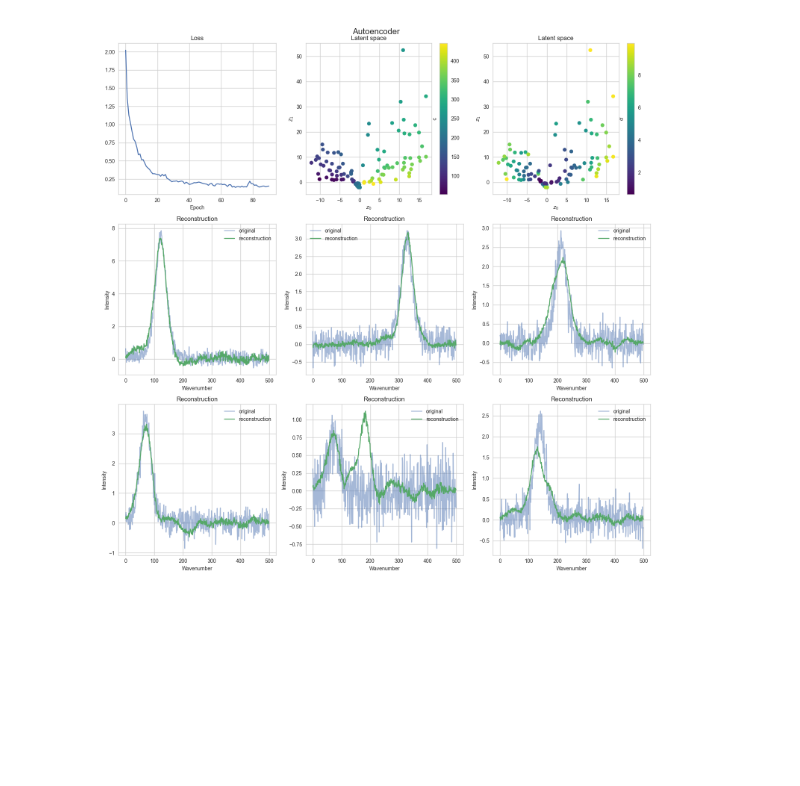
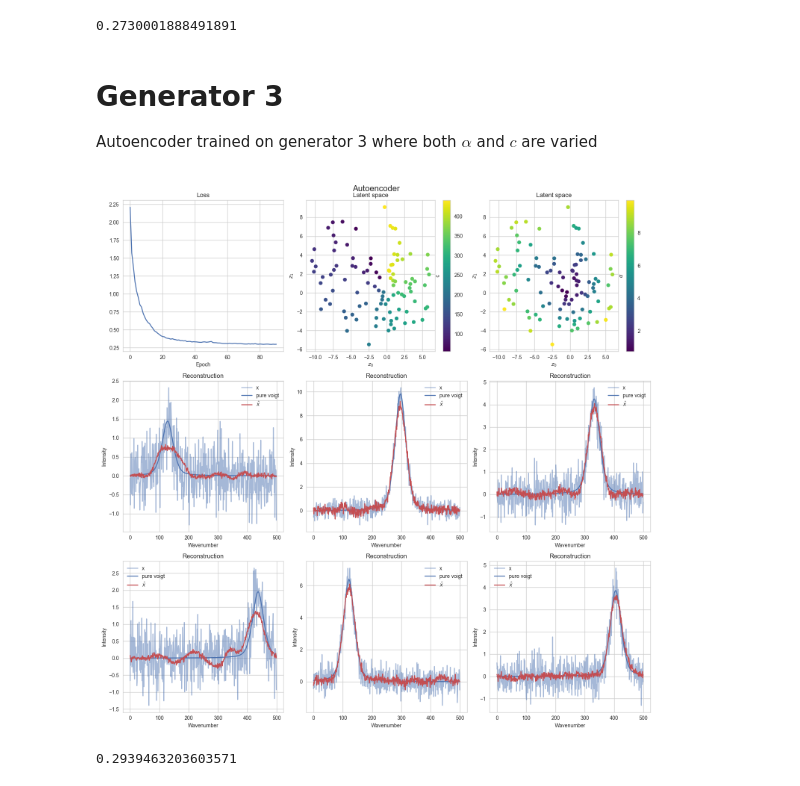
Before and after one commit to AndreasLF/amortized-inference-for-spectroscopy, a Jupyter notebook: notebooks/AE.ipynb, the cells around one changed output. Saved outputs shown, nothing was run; the diff lists cells and outputs as text; code cells hidden in the pictures; blank space fills up the shorter version.

```diff
--- a/notebooks/AE.ipynb
+++ b/notebooks/AE.ipynb
@@ -246,28 +80,33 @@ autoencoder, train_loss, test_loss = train(autoencoder, train_loader, test_loade
+# %%
+train_loss[-1]
+# %% [output]
+0.2730001888491891
+# %% [markdown]
+# Generator 3
+Autoencoder trained on generator 3 where both $\alpha$ and $c$ are varied
 # %%
 batch_size = 100
 epochs = 100
 num_batches_per_epoch = 10
 learning_rate = 0.01
 optimizer = 'adam'
 latent_dims = 2
 
 ps = pseudoVoigtSimulatorTorch(500)
-generator = ps.generator(1, peaks = (50,450), gamma = torch.tensor([20]), eta = torch.tensor([0.5]), alpha = (0.5,10), sigma = 0.25)
-
+generator = ps.predefined_generator(3)
 dset_train = IterDataset(generator)
-dset_test = IterDataset(generator)
+train_loader = torch.utils.data.DataLoader(dset_train, batch_size=batch_size, pin_memory=cuda)
 
 # Load the SERS dataset
-train_loader = torch.utils.data.DataLoader(dset_train, batch_size=batch_size, pin_memory=cuda)
-test_loader = torch.utils.data.DataLoader(dset_test, batch_size=batch_size, pin_memory=cuda)
 autoencoder = Autoencoder(latent_dims).to(device)
 
-
-
-
-autoencoder, train_loss, test_loss = train(autoencoder, train_loader, test_loader,
+autoencoder, train_loss = AE_trainer(autoencoder, train_loader,
                                         optimizer=optimizer, epochs=epochs,
                                         num_iterations_per_epoch=num_batches_per_epoch,
                                         lr=learning_rate, label=["c", "alpha"])
 # %% [output]
-[figure, old version]
+[figure, new version]
+# %%
+train_loss[-1]
+# %% [output]
+0.2939463203603571
```
Also changed, not shown: parts of 9 cells of this notebook, 3 other files.
